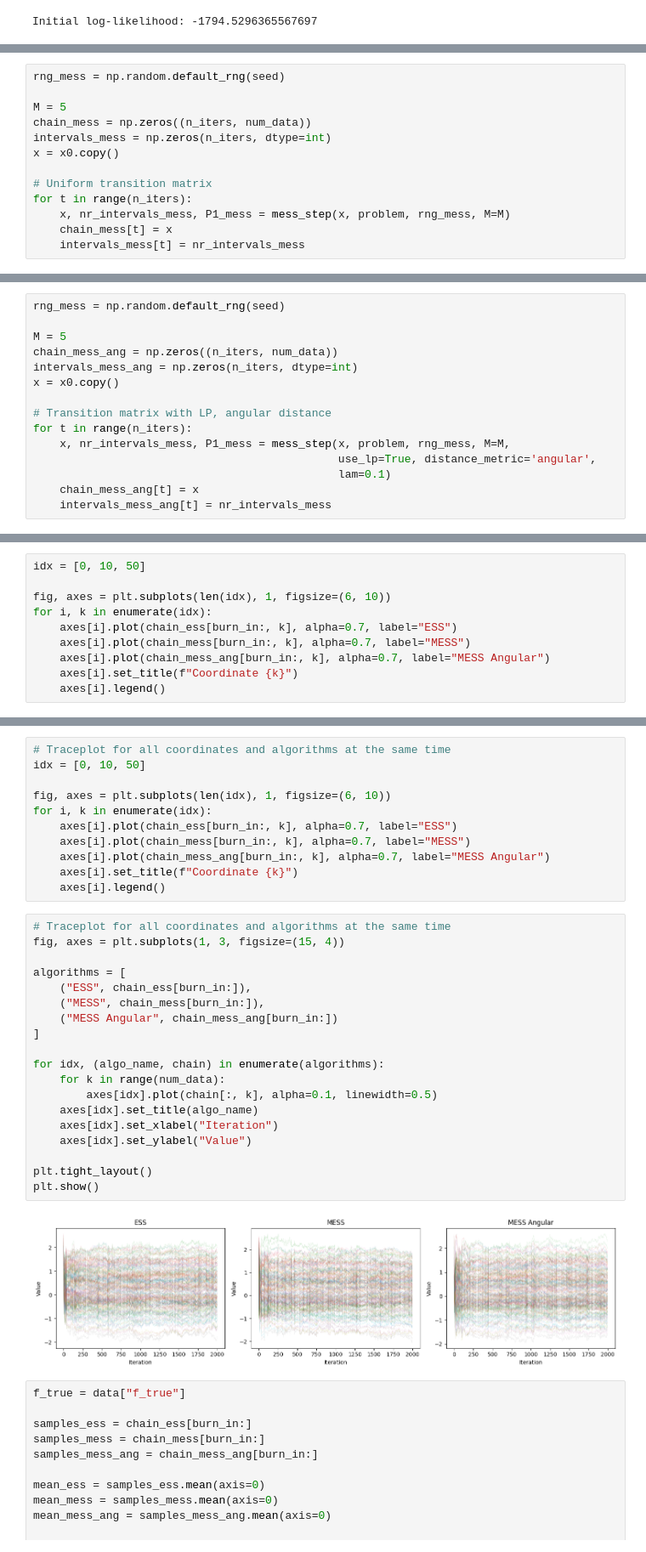
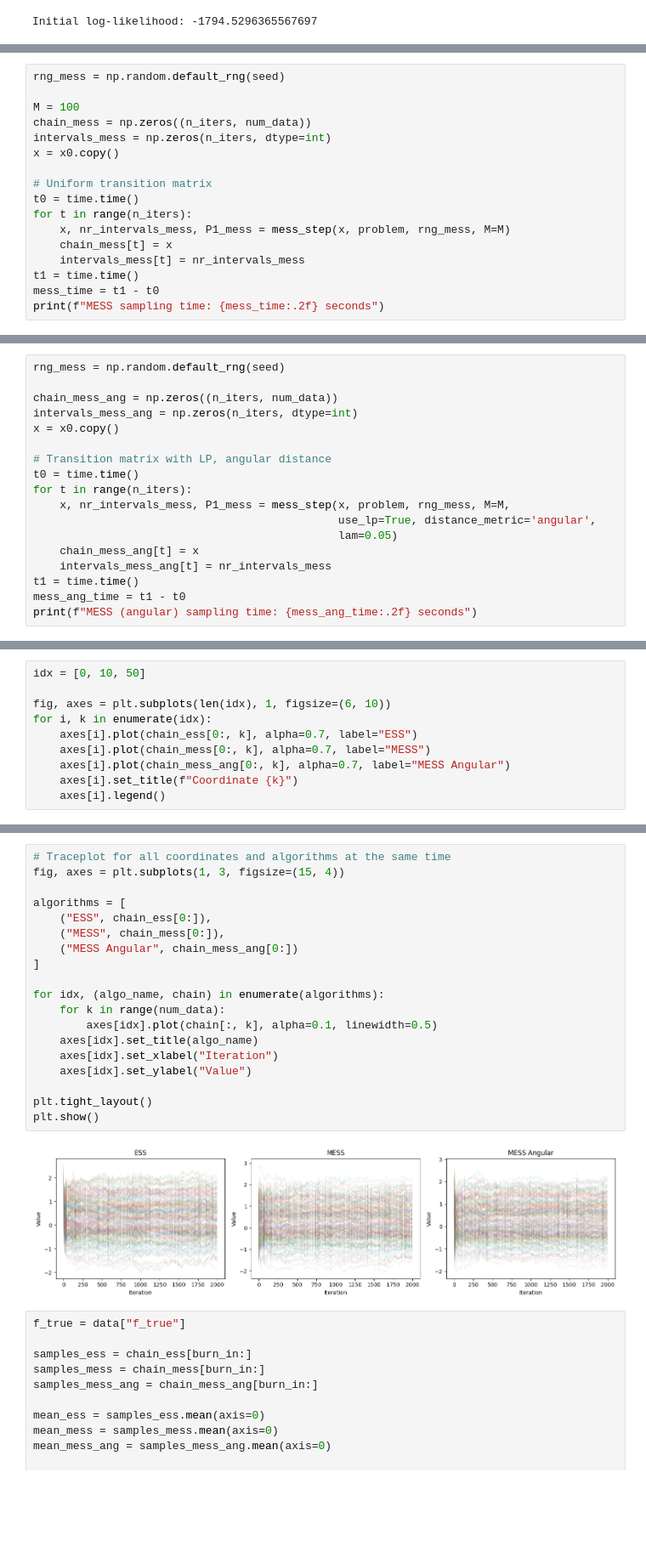
Before and after one commit to guillerminasenn/mess-internal, a Jupyter notebook: notebooks/01_gp_regression_sanity.ipynb, the cells around one changed output, grey strips where cells are left out. Shown at 85% size. Cells and saved outputs as stored; diff of their text form; blank space fills up the shorter version.

Commit message:
implemented comparison of algorithms

```diff
--- a/notebooks/01_gp_regression_sanity.ipynb
+++ b/notebooks/01_gp_regression_sanity.ipynb
@@ -74,13 +82,17 @@ for t in range(n_iters):
 # %%
 rng_mess = np.random.default_rng(seed)
 
-M = 5
+M = 100
 chain_mess = np.zeros((n_iters, num_data))
 intervals_mess = np.zeros(n_iters, dtype=int)
 x = x0.copy()
 
 # Uniform transition matrix
+t0 = time.time()
 for t in range(n_iters):
     x, nr_intervals_mess, P1_mess = mess_step(x, problem, rng_mess, M=M)
     chain_mess[t] = x
     intervals_mess[t] = nr_intervals_mess
+t1 = time.time()
+mess_time = t1 - t0
+print(f"MESS sampling time: {mess_time:.2f} seconds")
@@ -87,15 +101,18 @@ for t in range(n_iters):
 # %%
 rng_mess = np.random.default_rng(seed)
 
-M = 5
 chain_mess_ang = np.zeros((n_iters, num_data))
 intervals_mess_ang = np.zeros(n_iters, dtype=int)
 x = x0.copy()
 
 # Transition matrix with LP, angular distance
+t0 = time.time()
 for t in range(n_iters):
     x, nr_intervals_mess, P1_mess = mess_step(x, problem, rng_mess, M=M,
                                               use_lp=True, distance_metric='angular',
-                                              lam=0.1)
+                                              lam=0.05)
     chain_mess_ang[t] = x
     intervals_mess_ang[t] = nr_intervals_mess
+t1 = time.time()
+mess_ang_time = t1 - t0
+print(f"MESS (angular) sampling time: {mess_ang_time:.2f} seconds")
@@ -129,9 +148,9 @@ idx = [0, 10, 50]
 
 fig, axes = plt.subplots(len(idx), 1, figsize=(6, 10))
 for i, k in enumerate(idx):
-    axes[i].plot(chain_ess[burn_in:, k], alpha=0.7, label="ESS")
-    axes[i].plot(chain_mess[burn_in:, k], alpha=0.7, label="MESS")
-    axes[i].plot(chain_mess_ang[burn_in:, k], alpha=0.7, label="MESS Angular")
+    axes[i].plot(chain_ess[0:, k], alpha=0.7, label="ESS")
+    axes[i].plot(chain_mess[0:, k], alpha=0.7, label="MESS")
+    axes[i].plot(chain_mess_ang[0:, k], alpha=0.7, label="MESS Angular")
     axes[i].set_title(f"Coordinate {k}")
     axes[i].legend()
 # %% [output]
@@ -139,35 +158,24 @@ for i, k in enumerate(idx):
-# %%
-# Traceplot for all coordinates and algorithms at the same time
-idx = [0, 10, 50]
-
-fig, axes = plt.subplots(len(idx), 1, figsize=(6, 10))
-for i, k in enumerate(idx):
-    axes[i].plot(chain_ess[burn_in:, k], alpha=0.7, label="ESS")
-    axes[i].plot(chain_mess[burn_in:, k], alpha=0.7, label="MESS")
-    axes[i].plot(chain_mess_ang[burn_in:, k], alpha=0.7, label="MESS Angular")
-    axes[i].set_title(f"Coordinate {k}")
-    axes[i].legend()
 # %%
 # Traceplot for all coordinates and algorithms at the same time
 fig, axes = plt.subplots(1, 3, figsize=(15, 4))
 
 algorithms = [
-    ("ESS", chain_ess[burn_in:]),
-    ("MESS", chain_mess[burn_in:]),
-    ("MESS Angular", chain_mess_ang[burn_in:])
+    ("ESS", chain_ess[0:]),
+    ("MESS", chain_mess[0:]),
+    ("MESS Angular", chain_mess_ang[0:])
 ]
 
 for idx, (algo_name, chain) in enumerate(algorithms):
     for k in range(num_data):
         axes[idx].plot(chain[:, k], alpha=0.1, linewidth=0.5)
     axes[idx].set_title(algo_name)
     axes[idx].set_xlabel("Iteration")
     axes[idx].set_ylabel("Value")
 
 plt.tight_layout()
 plt.show()
 # %% [output]
-[figure, old version]
+[figure, new version]
 # %%
 f_true = data["f_true"]
 
```
Also changed, not shown: parts of 19 cells of this notebook, 5 other files.
